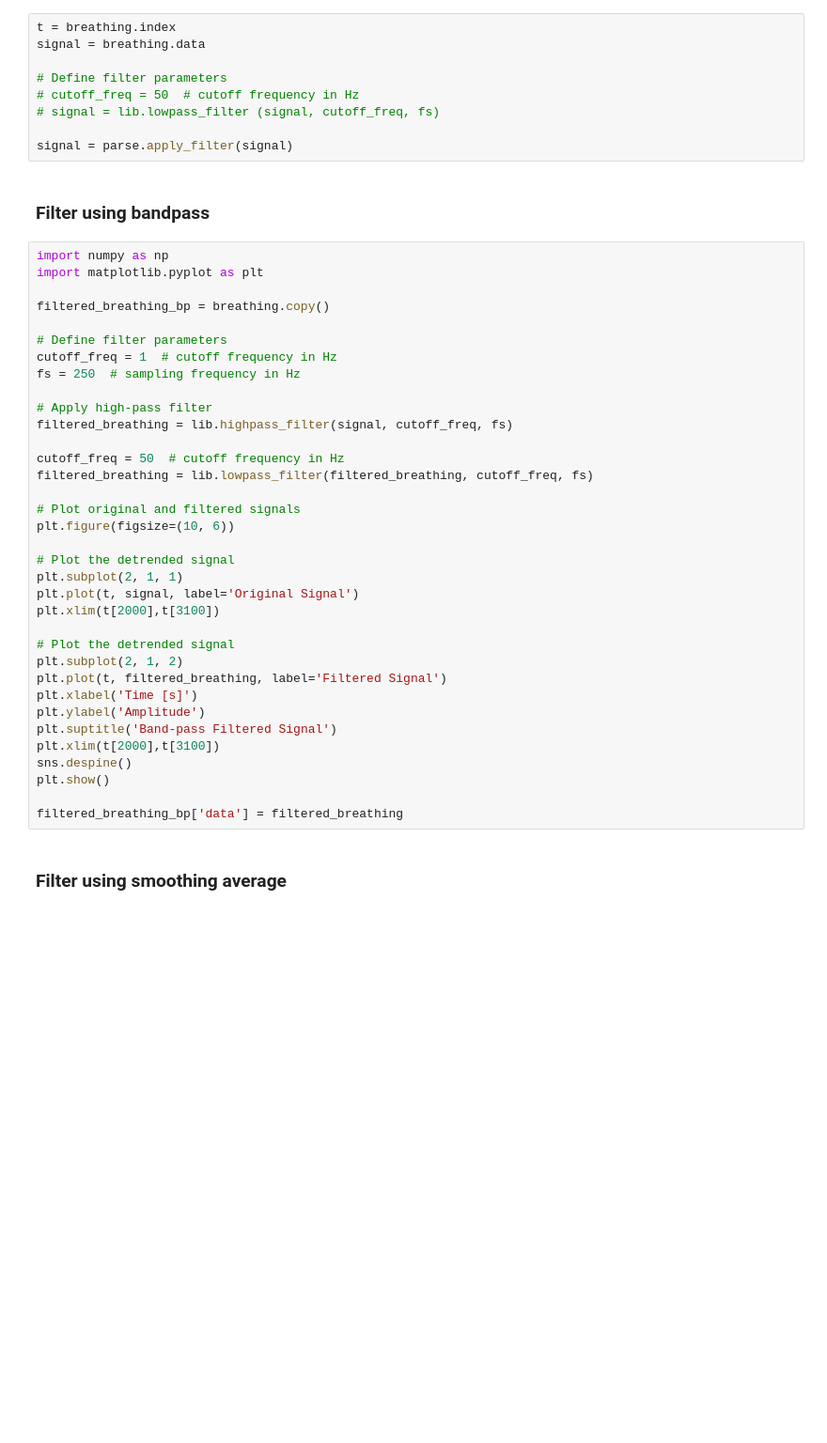
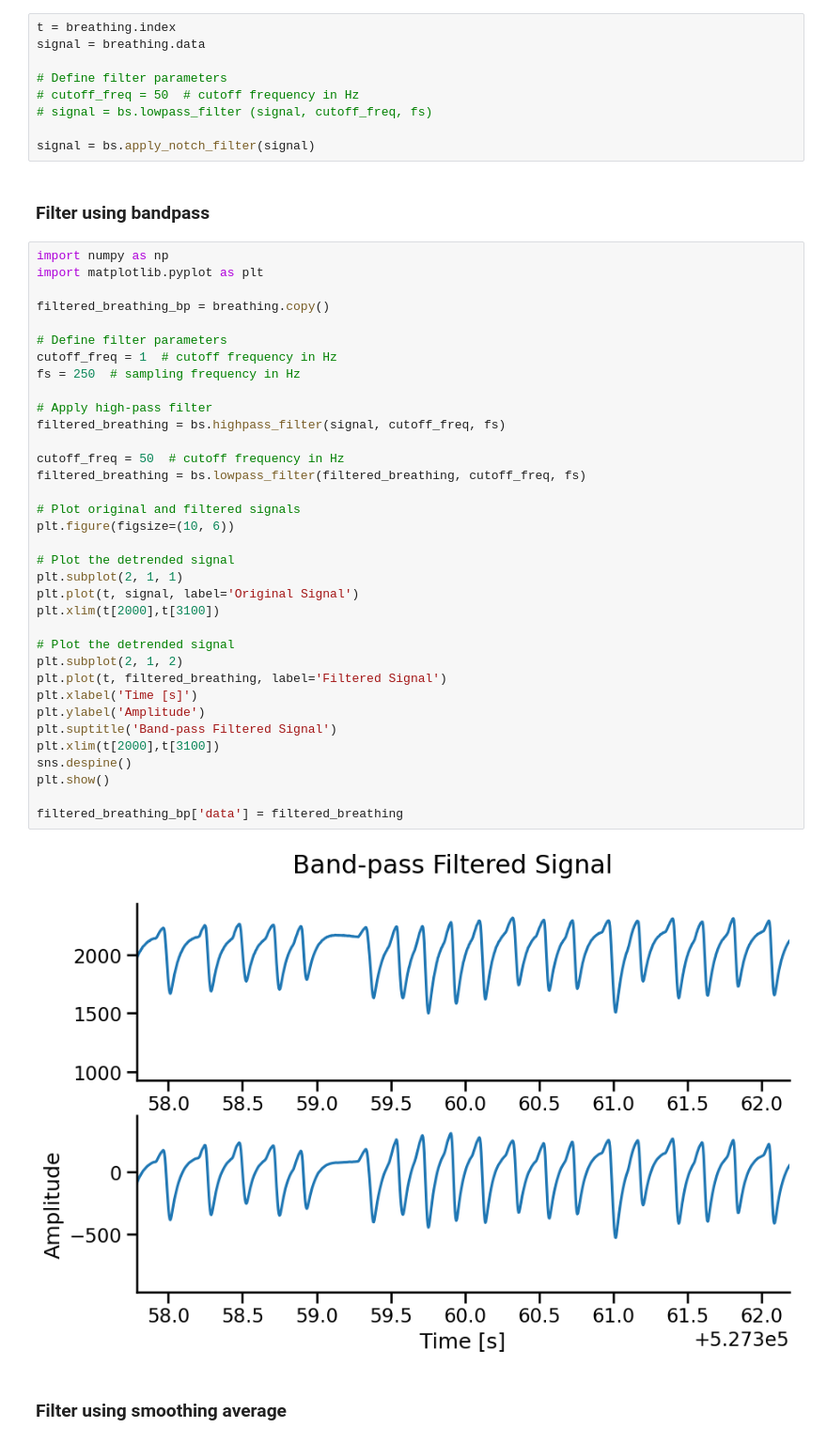
Before and after one commit to AllenNeuralDynamics/Aind.Behavior.VrForaging.Analysis, a Jupyter notebook: notebooks/BehaviorAnalysis/General/SniffingSignals.ipynb, the cells around one changed output. Shown at 94% size. Drawn from its saved outputs; the diff is of its cells as text; blank space fills up the shorter version.

Commit message:
upgrades on sniffing signals

```diff
--- a/notebooks/BehaviorAnalysis/General/SniffingSignals.ipynb
+++ b/notebooks/BehaviorAnalysis/General/SniffingSignals.ipynb
@@ -269,9 +269,9 @@ signal = breathing.data
 
 # Define filter parameters
 # cutoff_freq = 50  # cutoff frequency in Hz
-# signal = lib.lowpass_filter (signal, cutoff_freq, fs)
+# signal = bs.lowpass_filter (signal, cutoff_freq, fs)
 
-signal = parse.apply_filter(signal)
+signal = bs.apply_notch_filter(signal)
 # %% [markdown]
 ### Filter using bandpass
 # %%
@@ -280,35 +280,37 @@ import matplotlib.pyplot as plt
 
 filtered_breathing_bp = breathing.copy()
 
 # Define filter parameters
 cutoff_freq = 1  # cutoff frequency in Hz
 fs = 250  # sampling frequency in Hz
 
 # Apply high-pass filter
-filtered_breathing = lib.highpass_filter(signal, cutoff_freq, fs)
+filtered_breathing = bs.highpass_filter(signal, cutoff_freq, fs)
 
 cutoff_freq = 50  # cutoff frequency in Hz
-filtered_breathing = lib.lowpass_filter(filtered_breathing, cutoff_freq, fs)
+filtered_breathing = bs.lowpass_filter(filtered_breathing, cutoff_freq, fs)
 
 # Plot original and filtered signals
 plt.figure(figsize=(10, 6))
 
 # Plot the detrended signal
 plt.subplot(2, 1, 1)
 plt.plot(t, signal, label='Original Signal')
 plt.xlim(t[2000],t[3100])
 
 # Plot the detrended signal
 plt.subplot(2, 1, 2)
 plt.plot(t, filtered_breathing, label='Filtered Signal')
 plt.xlabel('Time [s]')
 plt.ylabel('Amplitude')
 plt.suptitle('Band-pass Filtered Signal')
 plt.xlim(t[2000],t[3100])
 sns.despine()
 plt.show()
 
 filtered_breathing_bp['data'] = filtered_breathing
+# %% [output]
+[figure, added]
 # %% [markdown]
 ### Filter using smoothing average
 # %%
```
Also changed, not shown: parts of 8 cells of this notebook, 1 other file.
